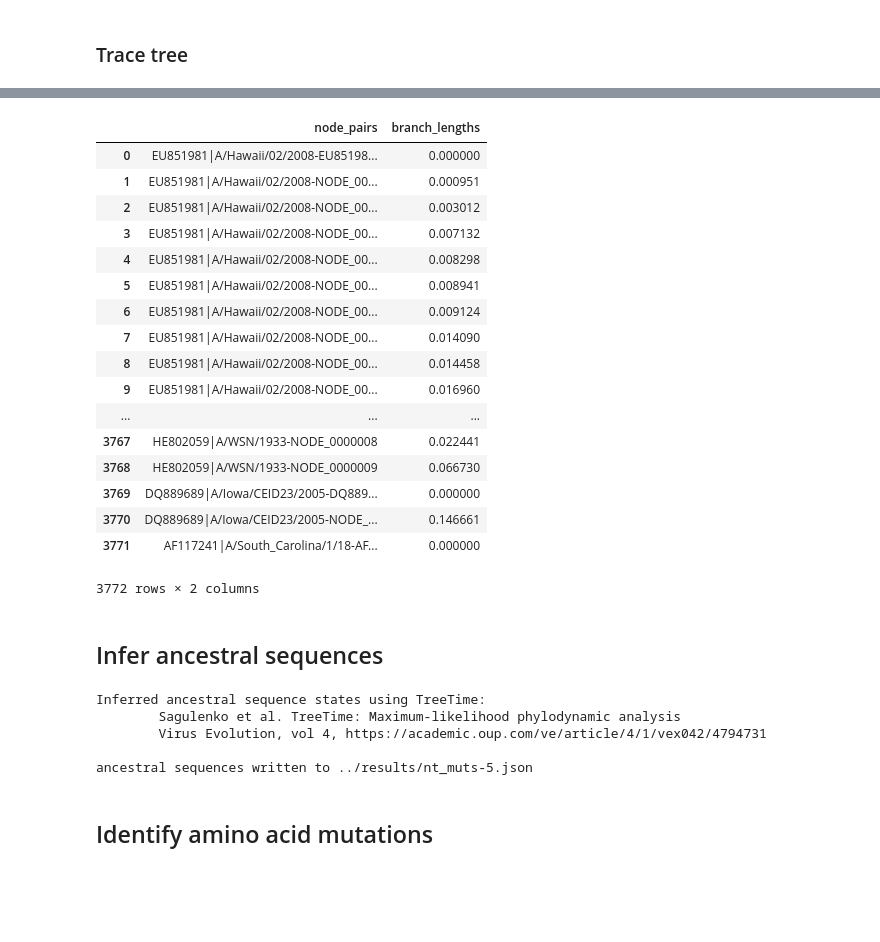
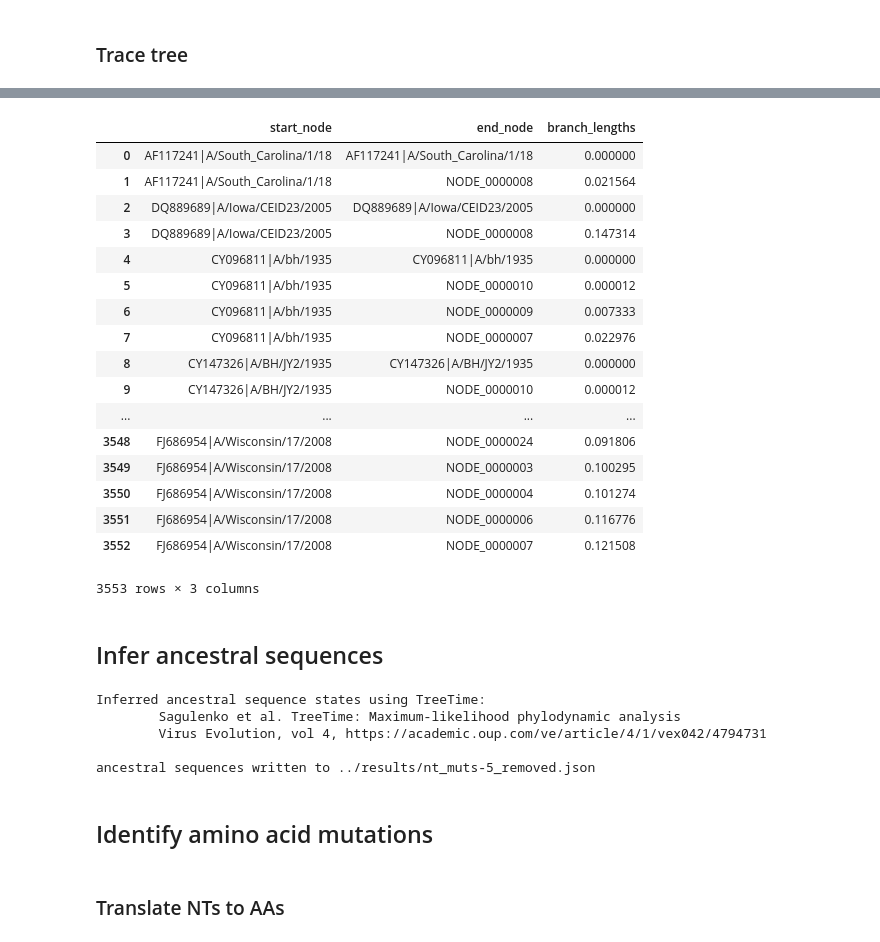
Before and after one commit to gboyle2/spatial_coupling, a Jupyter notebook: influenza-ha/analysis/influenza-A_HA_augur.ipynb, the cells around one changed output, grey strips where cells are left out. Drawn from its saved outputs; the diff is of its cells as text; code cells hidden in the pictures; blank space fills up the shorter version.

```diff
--- a/influenza-ha/analysis/influenza-A_HA_augur.ipynb
+++ b/influenza-ha/analysis/influenza-A_HA_augur.ipynb
@@ -263,6 +272,6 @@ terminals.append(tree.get_terminals())
 # %%
 # for tip in tree, trace starting at tip and going to South_Carolina 1918
-
+tree = Phylo.read("../results/tree-5_removed.nwk", "newick")
 traces = []
 tips = []
 for tip in tree.get_terminals():
@@ -274,15 +283,18 @@ for trace in traces:
         if clade.name == None:
             trace.remove(clade)
 
-node_names = []
+start_node = []
+end_node = []
 branch_lengths = []
 index = 0
 for trace in traces:
     prev_node = tips[index].name
     for node in trace:
         branch_lengths.append(node.branch_length)
-        name = (prev_node + "-" + node.name )
-        node_names.append(name)
+#         name = (prev_node + "-" + node.name )
+        start_node.append(prev_node)
+        end_node.append(node.name)
+#         node_names.append(name)
         prev_node = node.name
     index += 1
 
@@ -335,65 +367,67 @@ traces
 # %%
+tree = Phylo.read("../results/tree-5_removed.nwk", "newick")
 paths = []
 for tip in tree.get_terminals():
     paths.append(tree.get_path(tip))
 
 # Reverse the direction of the paths
 index = 0
 for path in paths:
     paths[index] = path[::-1]
     index += 1
 
 # Distance between
 branch_lengths = []
-node_names = []
+start_node = []
+end_node = []
 for tip in paths:
     for parent in tip:
         branch_lengths.append(tree.distance(target1 = tip[0].name, target2 = parent.name))
-        name = (tip[0].name + "-" + parent.name)
-        node_names.append(name)
+        start_node.append(tip[0].name)
+        end_node.append(parent.name)
 
 
-
-
-total_distances = list(zip(node_names, branch_lengths))
+total_distances = list(zip(start_node, end_node, branch_lengths))
 
 # df = pd.DataFrame(data = metadata, columns=['id', 'strain', 'year'])
-dist_total = pd.DataFrame(data = distances, columns=['node_pairs', 'branch_lengths'])
+dist_total = pd.DataFrame(data = total_distances, columns=['start_node', 'end_node', 'branch_lengths'])
 
 dist_total
 # %% [output]
-|  | node_pairs | branch_lengths |
-| 0 | EU851981|A/Hawaii/02/2008-EU85198... | 0.000000 |
-| 1 | EU851981|A/Hawaii/02/2008-NODE_00... | 0.000951 |
-| 2 | EU851981|A/Hawaii/02/2008-NODE_00... | 0.003012 |
-| 3 | EU851981|A/Hawaii/02/2008-NODE_00... | 0.007132 |
-| 4 | EU851981|A/Hawaii/02/2008-NODE_00... | 0.008298 |
-| 5 | EU851981|A/Hawaii/02/2008-NODE_00... | 0.008941 |
-| 6 | EU851981|A/Hawaii/02/2008-NODE_00... | 0.009124 |
-| 7 | EU851981|A/Hawaii/02/2008-NODE_00... | 0.014090 |
-| 8 | EU851981|A/Hawaii/02/2008-NODE_00... | 0.014458 |
-| 9 | EU851981|A/Hawaii/02/2008-NODE_00... | 0.016960 |
-| ... | ... | ... |
-| 3767 | HE802059|A/WSN/1933-NODE_0000008 | 0.022441 |
-| 3768 | HE802059|A/WSN/1933-NODE_0000009 | 0.066730 |
-| 3769 | DQ889689|A/Iowa/CEID23/2005-DQ889... | 0.000000 |
-| 3770 | DQ889689|A/Iowa/CEID23/2005-NODE_... | 0.146661 |
-| 3771 | AF117241|A/South_Carolina/1/18-AF... | 0.000000 |
+|  | start_node | end_node | branch_lengths |
+| 0 | AF117241|A/South_Carolina/1/18 | AF117241|A/South_Carolina/1/18 | 0.000000 |
+| 1 | AF117241|A/South_Carolina/1/18 | NODE_0000008 | 0.021564 |
+| 2 | DQ889689|A/Iowa/CEID23/2005 | DQ889689|A/Iowa/CEID23/2005 | 0.000000 |
+| 3 | DQ889689|A/Iowa/CEID23/2005 | NODE_0000008 | 0.147314 |
+| 4 | CY096811|A/bh/1935 | CY096811|A/bh/1935 | 0.000000 |
+| 5 | CY096811|A/bh/1935 | NODE_0000010 | 0.000012 |
+| 6 | CY096811|A/bh/1935 | NODE_0000009 | 0.007333 |
+| 7 | CY096811|A/bh/1935 | NODE_0000007 | 0.022976 |
+| 8 | CY147326|A/BH/JY2/1935 | CY147326|A/BH/JY2/1935 | 0.000000 |
+| 9 | CY147326|A/BH/JY2/1935 | NODE_0000010 | 0.000012 |
+| ... | ... | ... | ... |
+| 3548 | FJ686954|A/Wisconsin/17/2008 | NODE_0000024 | 0.091806 |
+| 3549 | FJ686954|A/Wisconsin/17/2008 | NODE_0000003 | 0.100295 |
+| 3550 | FJ686954|A/Wisconsin/17/2008 | NODE_0000004 | 0.101274 |
+| 3551 | FJ686954|A/Wisconsin/17/2008 | NODE_0000006 | 0.116776 |
+| 3552 | FJ686954|A/Wisconsin/17/2008 | NODE_0000007 | 0.121508 |
-3772 rows × 2 columns
+3553 rows × 3 columns
 # %% [markdown]
 ## Infer ancestral sequences
 # %%
 !augur ancestral \
-  --tree ../results/tree-5.nwk \
-  --alignment ../results/aligned-5.fasta \
-  --output ../results/nt_muts-5.json \
+  --tree ../results/tree-5_removed.nwk \
+  --alignment ../results/aligned-5_removed.fasta \
+  --output ../results/nt_muts-5_removed.json \
   --inference joint
 # %% [output]
 Inferred ancestral sequence states using TreeTime:
         Sagulenko et al. TreeTime: Maximum-likelihood phylodynamic analysis
         Virus Evolution, vol 4, https://academic.oup.com/ve/article/4/1/vex042/4794731
 
-ancestral sequences written to ../results/nt_muts-5.json
+ancestral sequences written to ../results/nt_muts-5_removed.json
 # %% [markdown]
 ## Identify amino acid mutations
+# %% [markdown]
+### Translate NTs to AAs
 # %%
```
Also changed, not shown: parts of 23 cells of this notebook, 8 other files.
